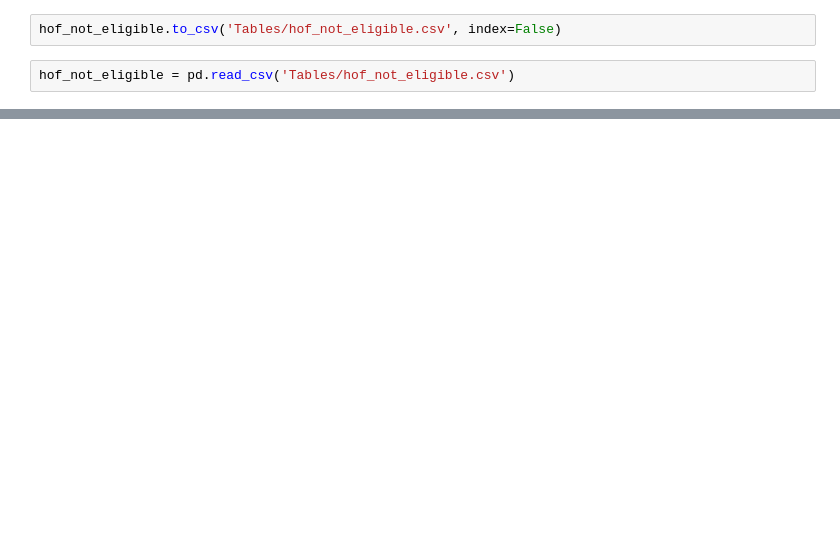
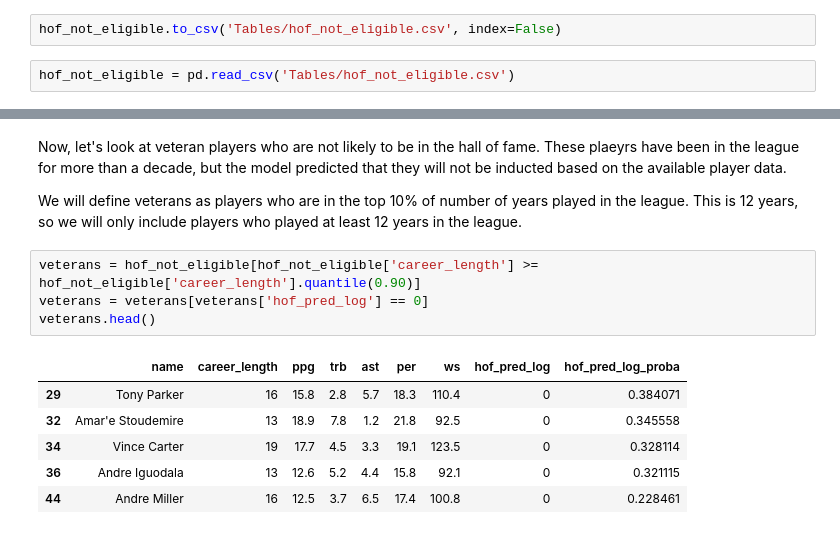
Before and after one commit to ymericson/NBA-player-info, a Jupyter notebook: NBA Hall of Fame - ML.ipynb, the cells around one changed output, grey strips where cells are left out. Saved outputs shown, nothing was run; the diff lists cells and outputs as text; blank space fills up the shorter version.

```diff
--- a/NBA Hall of Fame - ML.ipynb
+++ b/NBA Hall of Fame - ML.ipynb
@@ -499,0 +526,15 @@ plt.savefig('all-graphs/hof_pred.png')
+# %% [markdown]
+Now, let's look at veteran players who are not likely to be in the hall of fame. These plaeyrs have been in the league for more than a decade, but the model predicted that they will not be inducted based on the available player data.
+
+We will define veterans as players who are in the top 10% of number of years played in the league. This is 12 years, so we will only include players who played at least 12 years in the league.
+# %%
+veterans = hof_not_eligible[hof_not_eligible['career_length'] >= hof_not_eligible['career_length'].quantile(0.90)]
+veterans = veterans[veterans['hof_pred_log'] == 0]
+veterans.head()
+# %% [output]
+|  | name | career_length | ppg | trb | ast | per | ws | hof_pred_log | hof_pred_log_proba |
+| 29 | Tony Parker | 16 | 15.8 | 2.8 | 5.7 | 18.3 | 110.4 | 0 | 0.384071 |
+| 32 | Amar'e Stoudemire | 13 | 18.9 | 7.8 | 1.2 | 21.8 | 92.5 | 0 | 0.345558 |
+| 34 | Vince Carter | 19 | 17.7 | 4.5 | 3.3 | 19.1 | 123.5 | 0 | 0.328114 |
+| 36 | Andre Iguodala | 13 | 12.6 | 5.2 | 4.4 | 15.8 | 92.1 | 0 | 0.321115 |
+| 44 | Andre Miller | 16 | 12.5 | 3.7 | 6.5 | 17.4 | 100.8 | 0 | 0.228461 |
```
Also changed, not shown: parts of 21 cells of this notebook, 3 other files.
